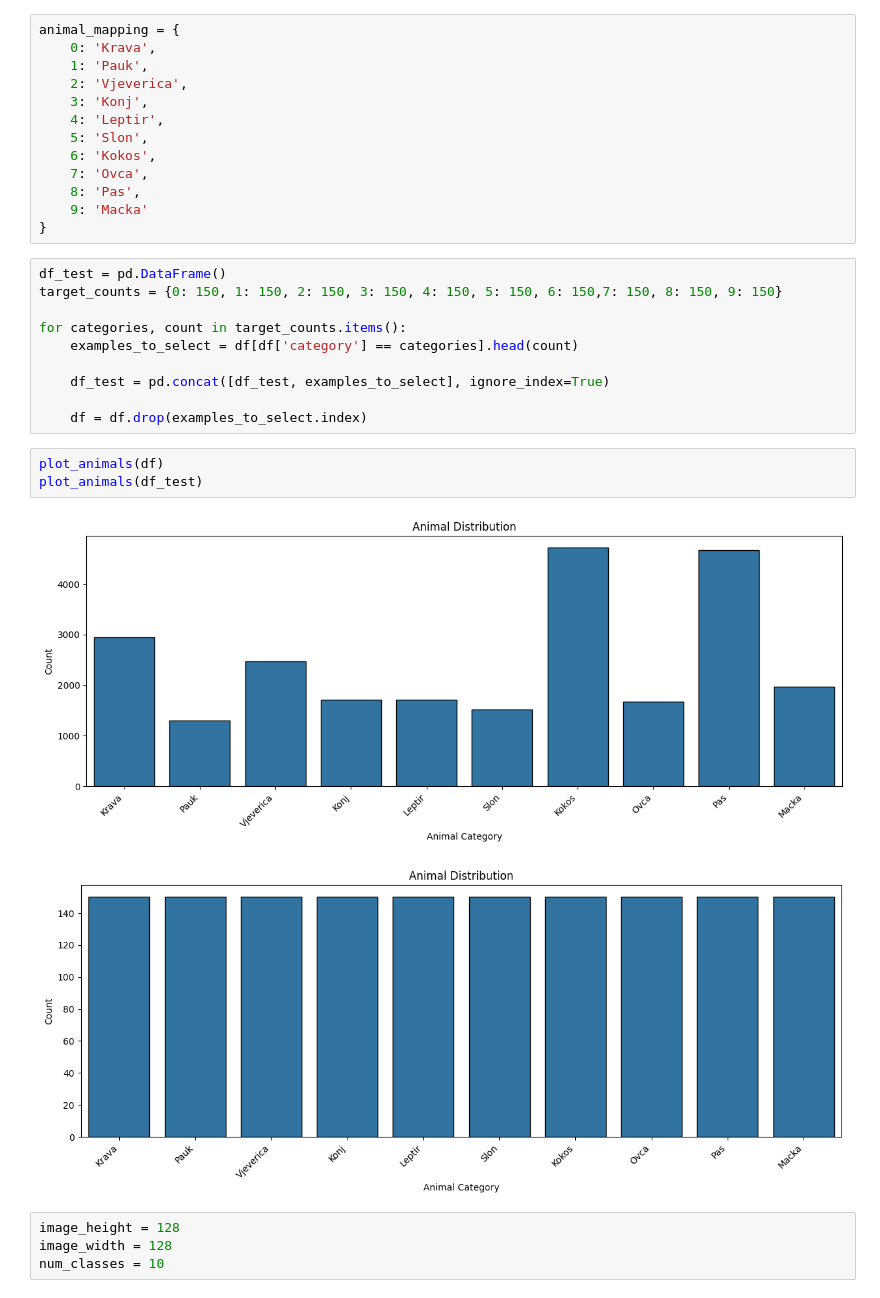
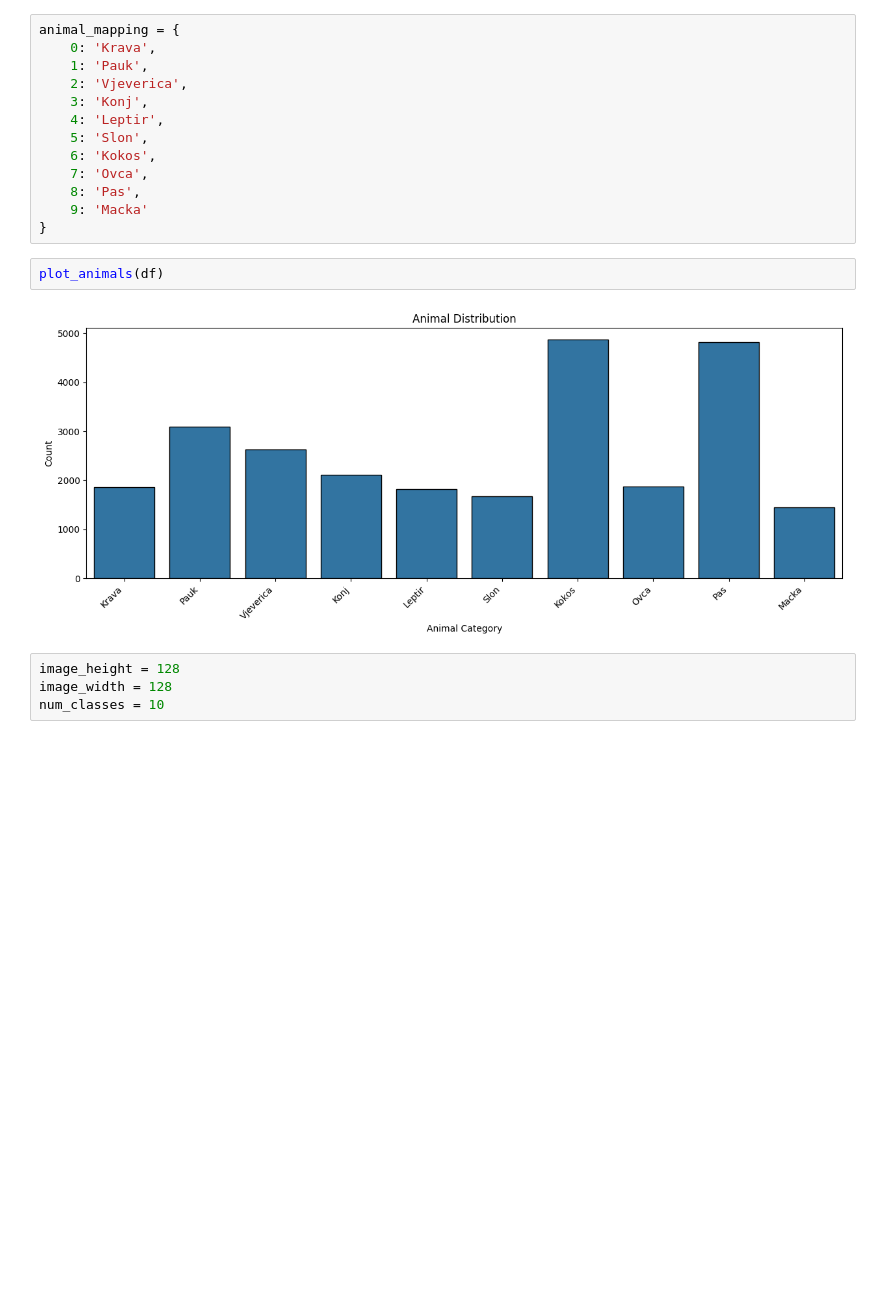
Before and after one commit to VladimirVladetic/RUAPAnimals, a Jupyter notebook: Animals.ipynb, the cells around one changed output. Saved outputs shown, nothing was run; the diff lists cells and outputs as text; blank space fills up the shorter version.

```diff
--- a/Animals.ipynb
+++ b/Animals.ipynb
@@ -177,22 +181,10 @@ animal_mapping = {
     8: 'Pas',
     9: 'Macka'
 }
-# %%
-df_test = pd.DataFrame()
-target_counts = {0: 150, 1: 150, 2: 150, 3: 150, 4: 150, 5: 150, 6: 150,7: 150, 8: 150, 9: 150}
-
-for categories, count in target_counts.items():
-    examples_to_select = df[df['category'] == categories].head(count)
-
-    df_test = pd.concat([df_test, examples_to_select], ignore_index=True)
-
-    df = df.drop(examples_to_select.index)
 # %%
 plot_animals(df)
-plot_animals(df_test)
 # %% [output]
-[figure, old version]
+[figure, new version]
-[figure, removed]
 # %%
 image_height = 128
 image_width = 128
```
Also changed, not shown: parts of 10 cells of this notebook.
